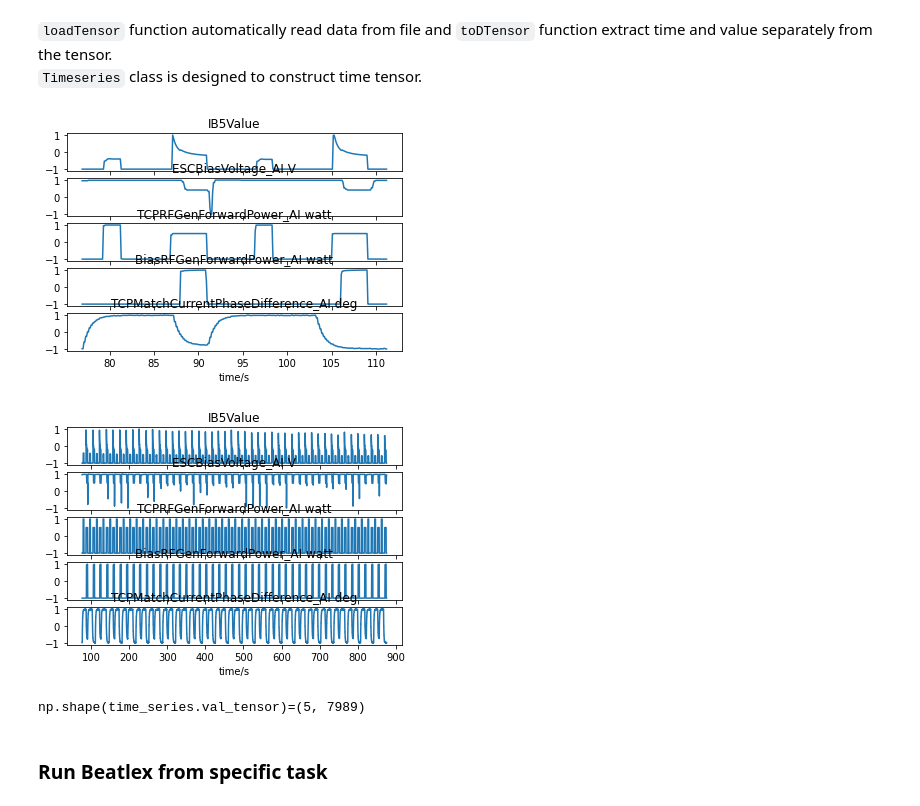
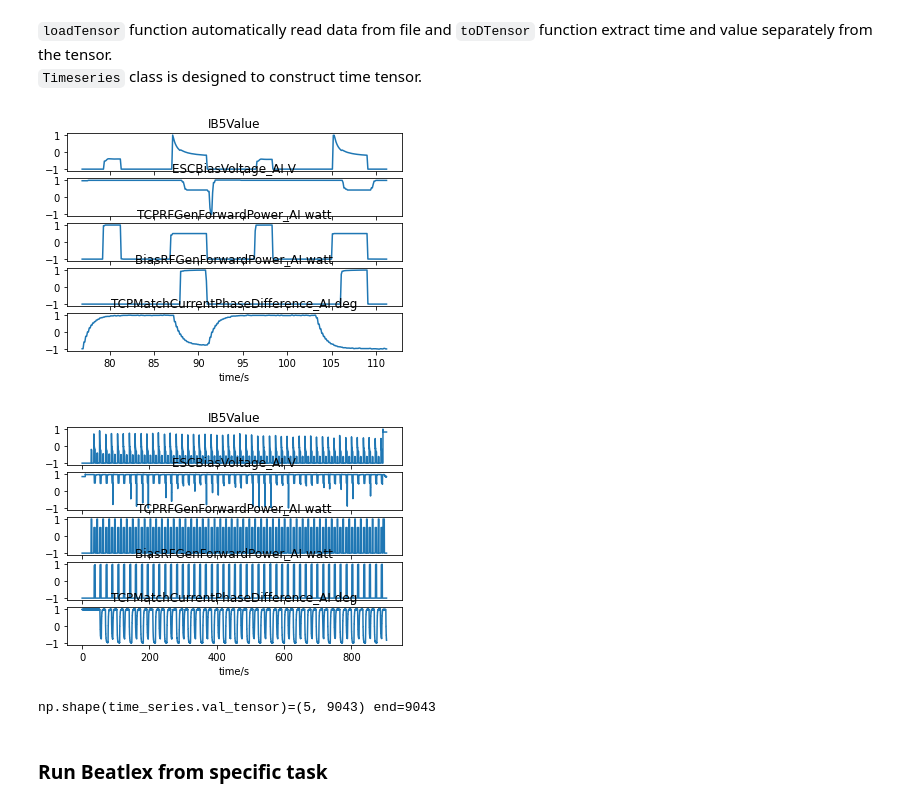
Before and after one commit to adb-home/spartan2-tutorials, a Jupyter notebook: Beatlex_adb.ipynb, the cells around one changed output. Cells and saved outputs as stored; diff of their text form; code cells hidden in the pictures.

```diff
--- a/Beatlex_adb.ipynb
+++ b/Beatlex_adb.ipynb
@@ -22,37 +22,42 @@ Using backend cpu
 fullset = 'inputData/LRCX-1/05-01-23_Dataset3_SJSUcase.csv'
 subset = 'inputData/LRCX-1/05-01-23_DataSUBset3_SJSUcase.csv'
 LRCXfilepath = subset
 pulse_AO = 60
 kwargs = {
         'header': 0,
         'usecols': [0, 8, 13, 67, 61, 36]
                     #36, 38, 120, 77 ] # of interest for full dataset3
                     #60, 13,  67, 8 ] # corresponding for SUBset of dataset3
                     #OES in subset [0,8,18,20,22,23,25,26,28,30,31,32,33]
         }
 df = pd.read_csv(LRCXfilepath)
 if not kwargs['usecols'] is None:
         labels = df.columns[sorted(kwargs['usecols'][1:])]
         time, value = st.loadTensor(path = LRCXfilepath, col_types = [float]*(len(labels)+1), sep=',', **kwargs).toDTensor(hastticks=True)
 else:
         kwargs.pop('usecols')
         labels = df.columns[1:]
         time, value = st.loadTensor(path = LRCXfilepath, col_types = [float]*(len(labels)+1), sep=',', **{'header': 0}).toDTensor(hastticks=True)
 
 # print(f"{labels=}, code doesn't want time label which must be firt usecols index")
 width = 342
 for beat in [0]:
         if 1112 + width*beat < 8756:
                 time_series = st.Timeseries(value, time, labels = labels).cut(start=768 + width*beat, end=1112 + width*beat, inplace=False).normalize(inplace=False)
                 st.plot_timeseries(time_series)
-time_series = st.Timeseries(value, time, labels = labels).cut(start=767, end=8756, inplace=False).normalize(inplace=False)
+
+delay_start = 767
+cut_end = 8756
+start = 0
+end = len(time)
+time_series = st.Timeseries(value, time, labels = labels).cut(start=start, end=end, inplace=False).normalize(inplace=False)
 st.plot_timeseries(time_series)
 # print(f"time series {time_series}, type {type(time_series)}")
-print(f"{np.shape(time_series.val_tensor)=}")
+print(f"{np.shape(time_series.val_tensor)=} {end=}")
 # %% [output]
 [figure]
-[figure, old version]
+[figure, new version]
-np.shape(time_series.val_tensor)=(5, 7989)
+np.shape(time_series.val_tensor)=(5, 9043) end=9043
 # %% [markdown]
 ### Run Beatlex from specific task
 # %%
```
Also changed, not shown: parts of 6 cells of this notebook.
